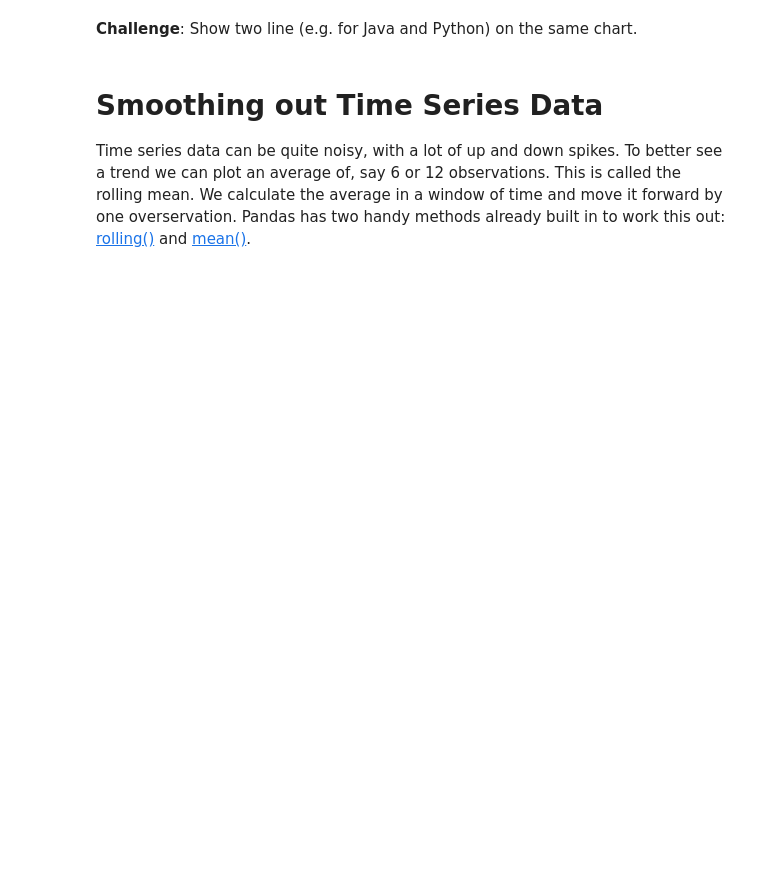
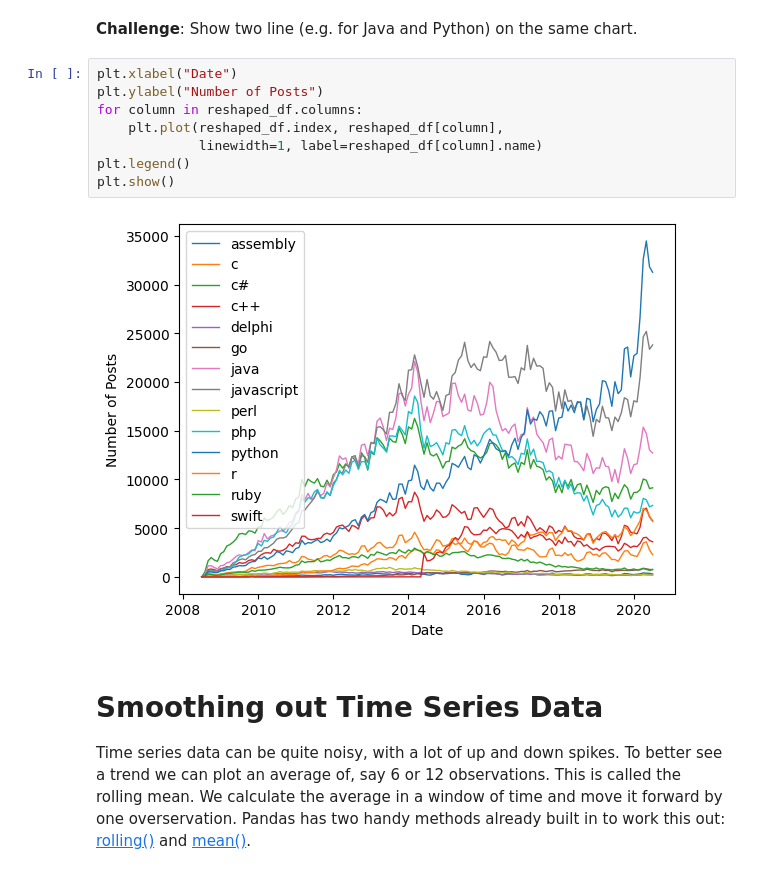
Before and after one commit to cookjosh/udemy100days, a Jupyter notebook: days71-80/day72-matplotlib/matplotlib-intro.ipynb, the cells around one changed output. Drawn from its saved outputs; the diff is of its cells as text; blank space fills up the shorter version.

```diff
--- a/days71-80/day72-matplotlib/matplotlib-intro.ipynb
+++ b/days71-80/day72-matplotlib/matplotlib-intro.ipynb
@@ -119,5 +192,15 @@ Let's fix the date format to make it more readable. We need to use Pandas to cha
 # %% [markdown]
 **Challenge**: Show two line (e.g. for Java and Python) on the same chart.
+# %%
+plt.xlabel("Date")
+plt.ylabel("Number of Posts")
+for column in reshaped_df.columns:
+    plt.plot(reshaped_df.index, reshaped_df[column],
+             linewidth=1, label=reshaped_df[column].name)
+plt.legend()
+plt.show()
+# %% [output]
+[figure, added]
 # %% [markdown]
 # Smoothing out Time Series Data
 
```
Also changed, not shown: parts of 12 cells of this notebook.
